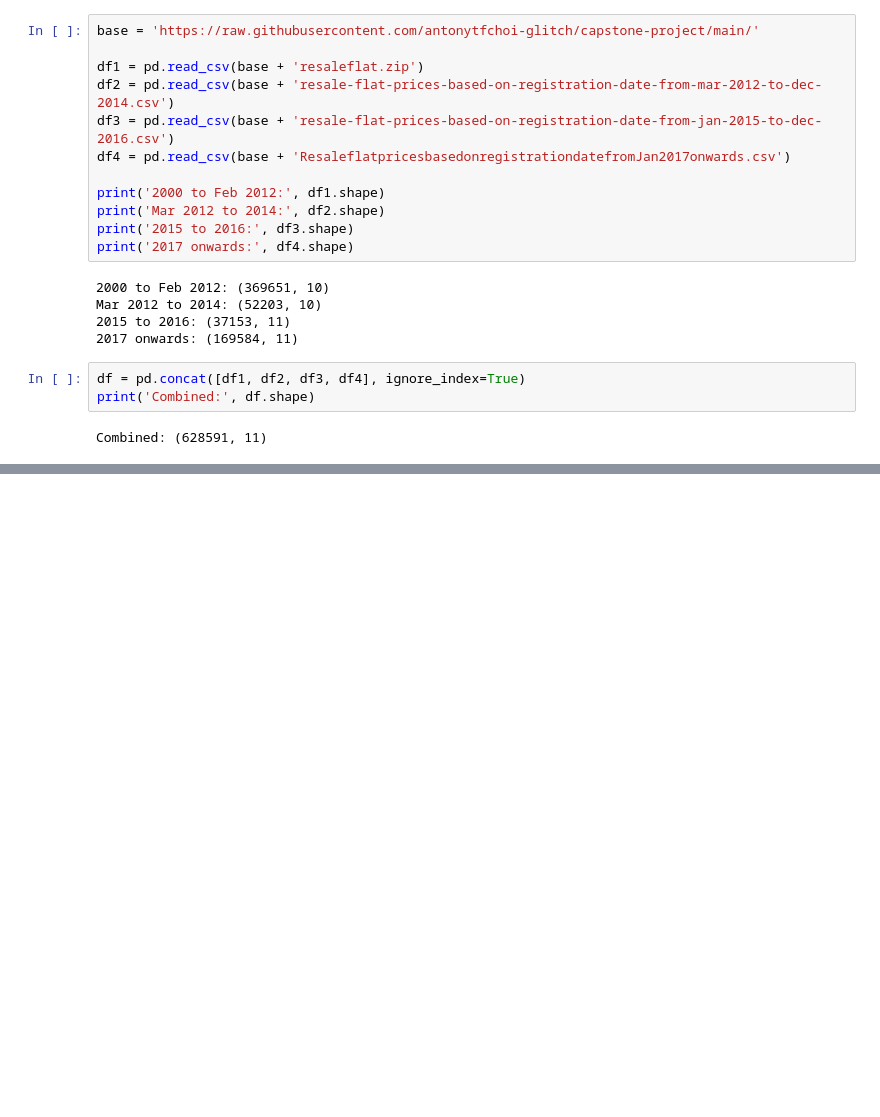
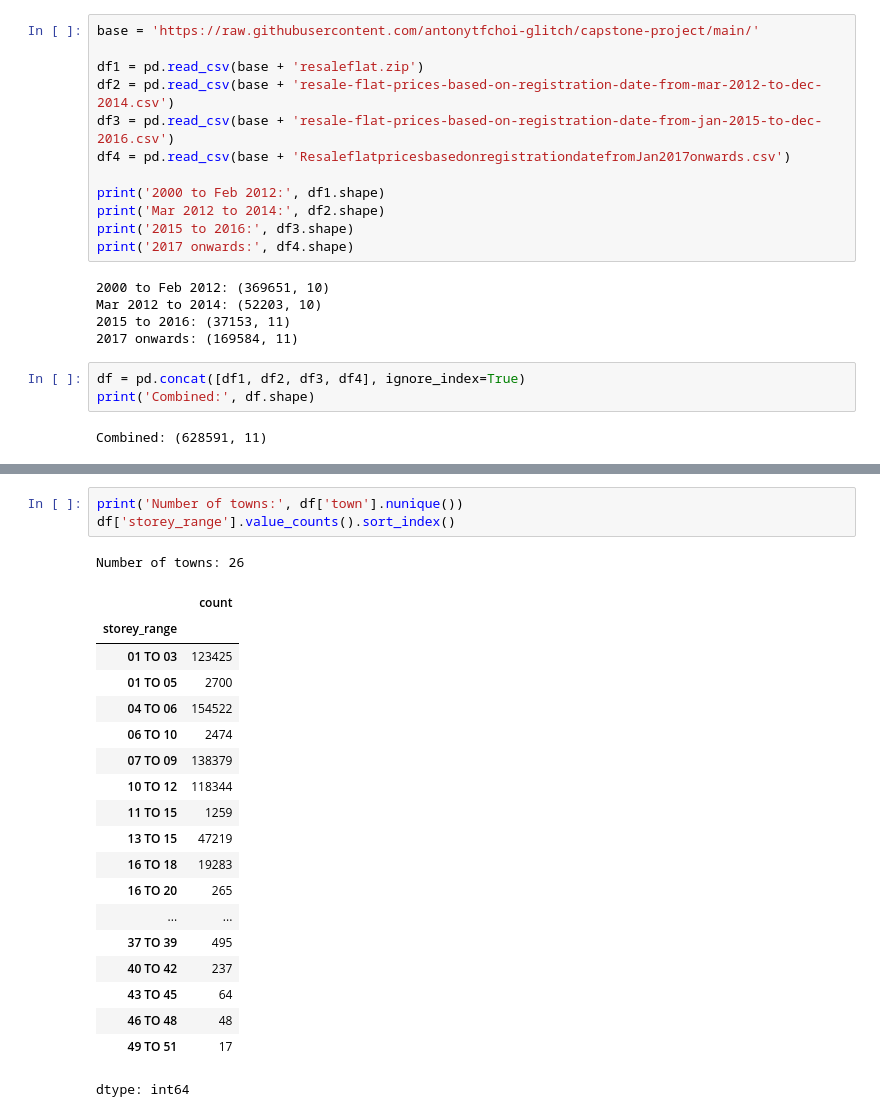
Before and after one commit to antonytfchoi-glitch/capstone-project, a Jupyter notebook: hdb.ipynb, the cells around one changed output, grey strips where cells are left out. Saved outputs shown, nothing was run; the diff lists cells and outputs as text; blank space fills up the shorter version.

```diff
--- a/hdb.ipynb
+++ b/hdb.ipynb
@@ -49,0 +135,24 @@ Combined: (628591, 11)
+# %%
+print('Number of towns:', df['town'].nunique())
+df['storey_range'].value_counts().sort_index()
+# %% [output]
+Number of towns: 26
+|  | count |
+| storey_range |  |
+| 01 TO 03 | 123425 |
+| 01 TO 05 | 2700 |
+| 04 TO 06 | 154522 |
+| 06 TO 10 | 2474 |
+| 07 TO 09 | 138379 |
+| 10 TO 12 | 118344 |
+| 11 TO 15 | 1259 |
+| 13 TO 15 | 47219 |
+| 16 TO 18 | 19283 |
+| 16 TO 20 | 265 |
+| ... | ... |
+| 37 TO 39 | 495 |
+| 40 TO 42 | 237 |
+| 43 TO 45 | 64 |
+| 46 TO 48 | 48 |
+| 49 TO 51 | 17 |
+dtype: int64
```
Also changed, not shown: parts of 10 cells of this notebook.
